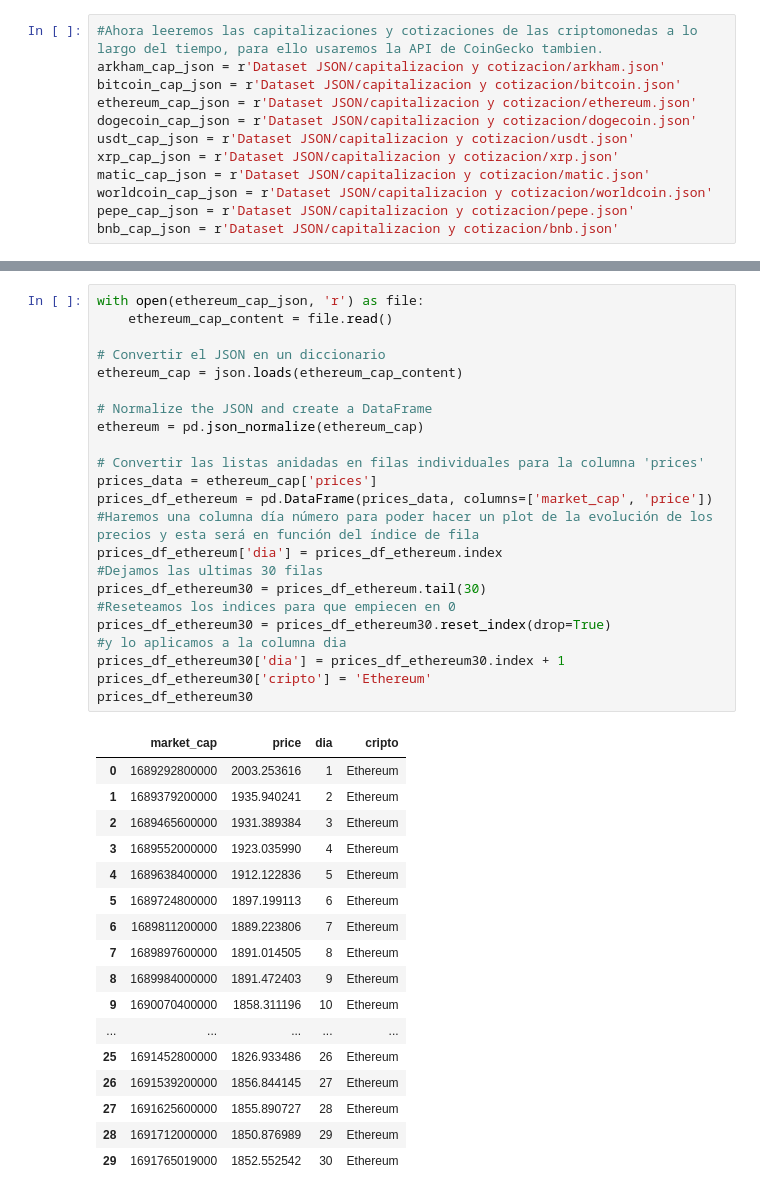
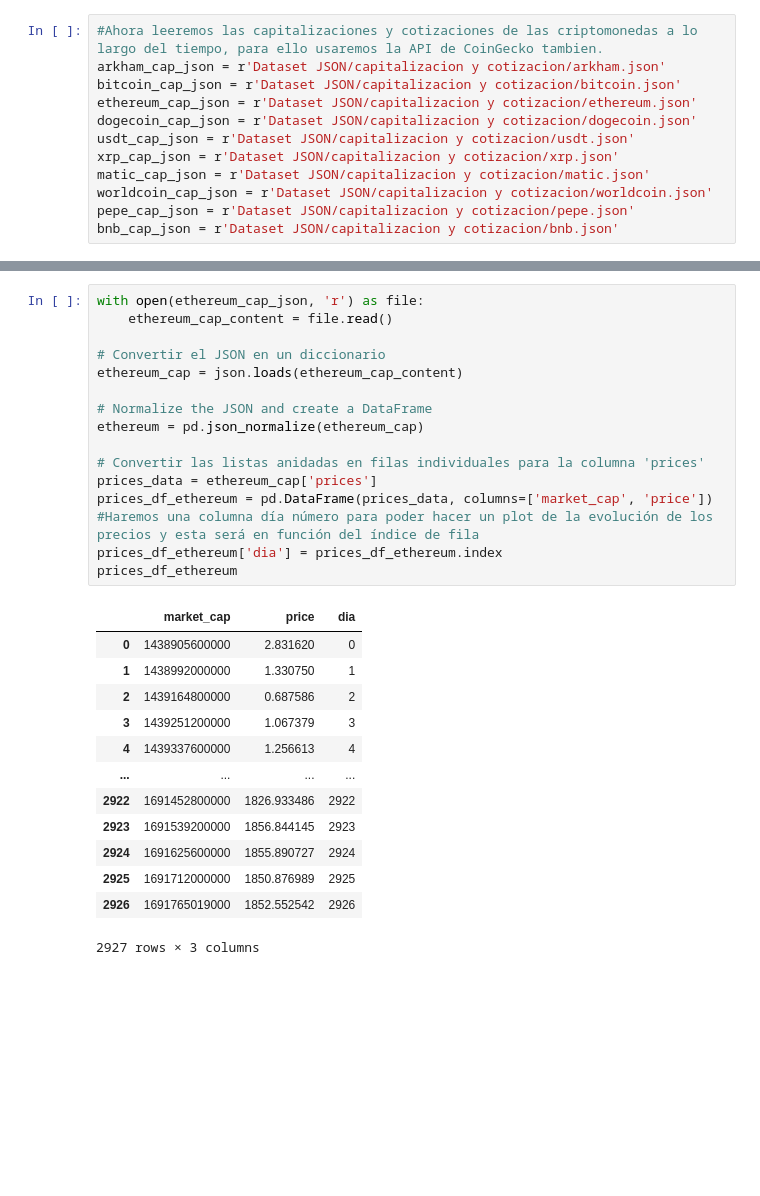
Before and after one commit to NahuVidales/CryptoDataAnalytics, a Jupyter notebook: ETL.ipynb, the cells around one changed output, grey strips where cells are left out. Saved outputs shown, nothing was run; the diff lists cells and outputs as text; blank space fills up the shorter version.

```diff
--- a/ETL.ipynb
+++ b/ETL.ipynb
@@ -619,44 +573,33 @@ See the caveats in the documentation: https://pandas.pydata.org/pandas-docs/stab
 # %%
 with open(ethereum_cap_json, 'r') as file:
     ethereum_cap_content = file.read()
 
 # Convertir el JSON en un diccionario
 ethereum_cap = json.loads(ethereum_cap_content)
 
 # Normalize the JSON and create a DataFrame
 ethereum = pd.json_normalize(ethereum_cap)
 
 # Convertir las listas anidadas en filas individuales para la columna 'prices'
 prices_data = ethereum_cap['prices']
 prices_df_ethereum = pd.DataFrame(prices_data, columns=['market_cap', 'price'])
 #Haremos una columna día número para poder hacer un plot de la evolución de los precios y esta será en función del índice de fila
 prices_df_ethereum['dia'] = prices_df_ethereum.index
-#Dejamos las ultimas 30 filas
-prices_df_ethereum30 = prices_df_ethereum.tail(30)
-#Reseteamos los indices para que empiecen en 0
-prices_df_ethereum30 = prices_df_ethereum30.reset_index(drop=True)
-#y lo aplicamos a la columna dia
-prices_df_ethereum30['dia'] = prices_df_ethereum30.index + 1
-prices_df_ethereum30['cripto'] = 'Ethereum'
-prices_df_ethereum30
+prices_df_ethereum
 # %% [output]
-|  | market_cap | price | dia | cripto |
-| 0 | 1689292800000 | 2003.253616 | 1 | Ethereum |
-| 1 | 1689379200000 | 1935.940241 | 2 | Ethereum |
-| 2 | 1689465600000 | 1931.389384 | 3 | Ethereum |
-| 3 | 1689552000000 | 1923.035990 | 4 | Ethereum |
-| 4 | 1689638400000 | 1912.122836 | 5 | Ethereum |
-| 5 | 1689724800000 | 1897.199113 | 6 | Ethereum |
-| 6 | 1689811200000 | 1889.223806 | 7 | Ethereum |
-| 7 | 1689897600000 | 1891.014505 | 8 | Ethereum |
-| 8 | 1689984000000 | 1891.472403 | 9 | Ethereum |
-| 9 | 1690070400000 | 1858.311196 | 10 | Ethereum |
-| ... | ... | ... | ... | ... |
-| 25 | 1691452800000 | 1826.933486 | 26 | Ethereum |
-| 26 | 1691539200000 | 1856.844145 | 27 | Ethereum |
-| 27 | 1691625600000 | 1855.890727 | 28 | Ethereum |
-| 28 | 1691712000000 | 1850.876989 | 29 | Ethereum |
-| 29 | 1691765019000 | 1852.552542 | 30 | Ethereum |
+|  | market_cap | price | dia |
+| 0 | 1438905600000 | 2.831620 | 0 |
+| 1 | 1438992000000 | 1.330750 | 1 |
+| 2 | 1439164800000 | 0.687586 | 2 |
+| 3 | 1439251200000 | 1.067379 | 3 |
+| 4 | 1439337600000 | 1.256613 | 4 |
+| ... | ... | ... | ... |
+| 2922 | 1691452800000 | 1826.933486 | 2922 |
+| 2923 | 1691539200000 | 1856.844145 | 2923 |
+| 2924 | 1691625600000 | 1855.890727 | 2924 |
+| 2925 | 1691712000000 | 1850.876989 | 2925 |
+| 2926 | 1691765019000 | 1852.552542 | 2926 |
+2927 rows × 3 columns
 # %%
 with open(matic_cap_json, 'r') as file:
     matic_cap_content = file.read()
```
Also changed, not shown: parts of 18 cells of this notebook, 2 other files.
